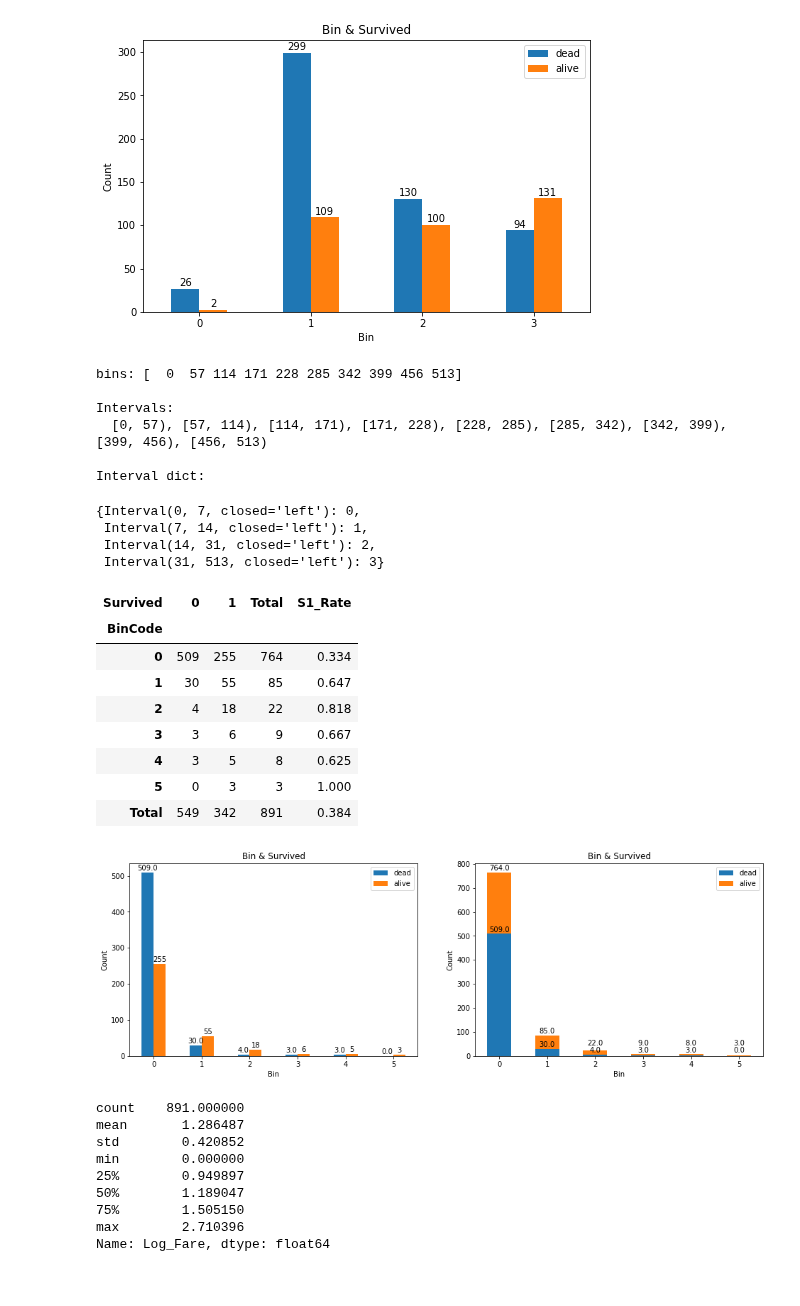
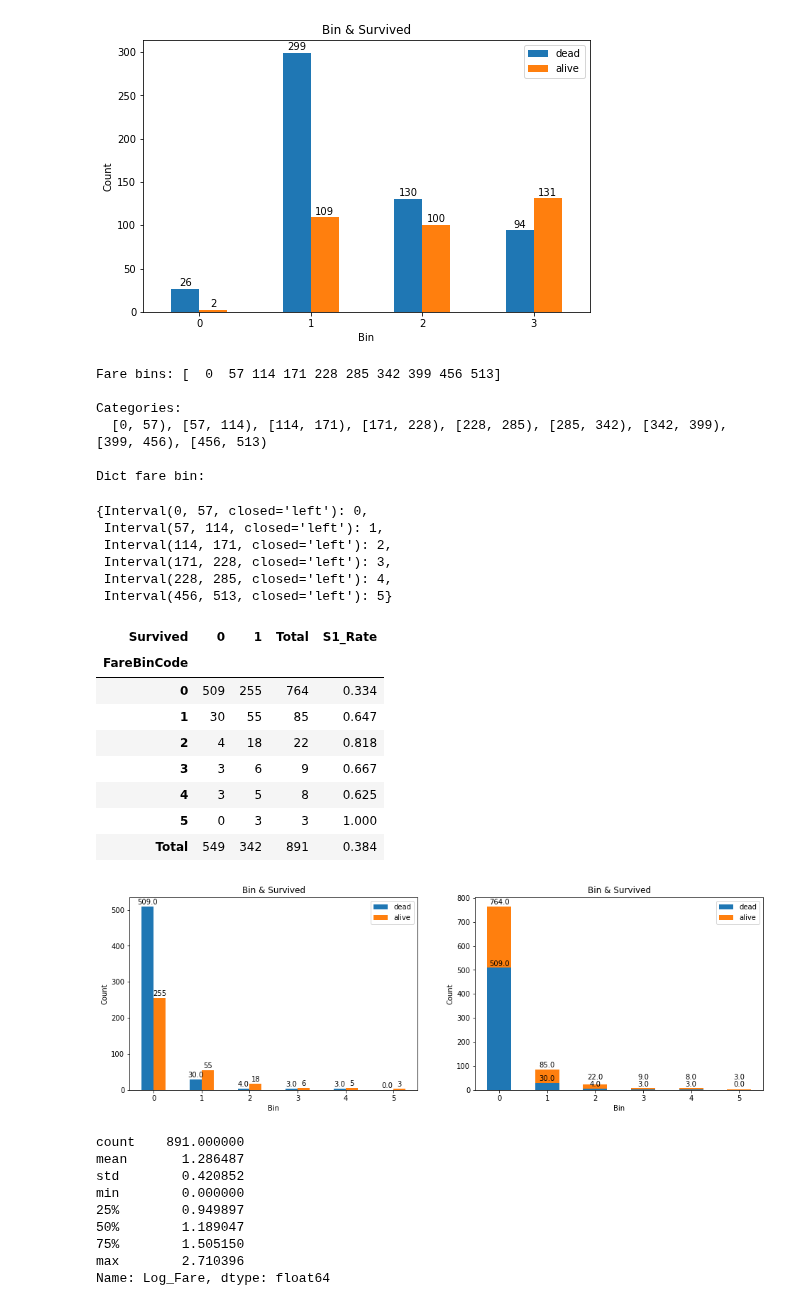
Before and after one commit to morpheus9631/titanic, a Jupyter notebook: ipynb/train_v2.ipynb, the cells around one changed output. Cells and saved outputs as stored; diff of their text form; code cells hidden in the pictures.

```diff
--- a/ipynb/train_v2.ipynb
+++ b/ipynb/train_v2.ipynb
@@ -281,55 +282,57 @@ df_tmp = df_train[features]
 
 steps = 10
 start = math.floor(df_tmp.Fare.min())
 stop  = math.ceil(df_tmp.Fare.max())
 bins  = np.linspace(start, stop, steps, dtype=int)
-print('bins:', bins)
+print('Fare bins:', bins)
 
 cuts = pd.cut(df_tmp.Fare, bins, right=False)
-df_tmp['Bin'] = cuts.values
+df_tmp['FareBin'] = cuts.values
 # display(df_tmp)
-
-# len_cuts = len(cuts.values)
-# print(len_cuts)
+# print('\nCuts len:', len(cuts.values))
 
 cats = cuts.cat.categories
-printCats(cats, '\nIntervals:')
+printCats(cats, '\nCategories:')
+
+# transform labels
+le_fb = LabelEncoder()
+df_tmp['FareBinCode'] = le_fb.fit_transform(df_tmp.FareBin)
 
 # Fare dict
-dict_fare = cats2dict(le)
-print('\nInterval dict:')
+dict_fare = cats2dict(le_fb)
+print('\nDict fare bin:')
 display(dict_fare)
 
-le = LabelEncoder()
-df_tmp['BinCode'] = le.fit_transform(df_tmp.Bin)
-
 # Cross table
-ct = pd.crosstab(df_tmp.BinCode, df_tmp.Survived, margins=True, margins_name='Total')
+kwargs = { 'margins': True, 'margins_name': 'Total' }
+ct = pd.crosstab(df_tmp.FareBinCode, df_tmp.Survived, **kwargs)
 ct['S1_Rate'] = (ct[1] / ct.Total).round(3)
 display(ct)
 
 df_plot = pd.DataFrame({
-    'dead' : df_tmp.BinCode[df_tmp.Survived==0].value_counts(),
-    'alive': df_tmp.BinCode[df_tmp.Survived==1].value_counts()
+    'dead' : df_tmp.FareBinCode[df_tmp.Survived==0].value_counts(),
+    'alive': df_tmp.FareBinCode[df_tmp.Survived==1].value_counts()
 })
 
 fig, axes = plt.subplots(1,2,figsize=(16,5))
 plotBarUnstack(df_plot, axes[0], 'Bin & Survived', 'Bin', 'Count')
 plotBarStacked(df_plot, axes[1], 'Bin & Survived', 'Bin', 'Count')
 plt.show()
 # %% [output]
-bins: [  0  57 114 171 228 285 342 399 456 513]
+Fare bins: [  0  57 114 171 228 285 342 399 456 513]
 
-Intervals:
+Categories:
   [0, 57), [57, 114), [114, 171), [171, 228), [228, 285), [285, 342), [342, 399), [399, 456), [456, 513)
 
-Interval dict:
+Dict fare bin:
-{Interval(0, 7, closed='left'): 0,
- Interval(7, 14, closed='left'): 1,
- Interval(14, 31, closed='left'): 2,
- Interval(31, 513, closed='left'): 3}
+{Interval(0, 57, closed='left'): 0,
+ Interval(57, 114, closed='left'): 1,
+ Interval(114, 171, closed='left'): 2,
+ Interval(171, 228, closed='left'): 3,
+ Interval(228, 285, closed='left'): 4,
+ Interval(456, 513, closed='left'): 5}
 | Survived | 0 | 1 | Total | S1_Rate |
-| BinCode |  |  |  |  |
+| FareBinCode |  |  |  |  |
 | 0 | 509 | 255 | 764 | 0.334 |
 | 1 | 30 | 55 | 85 | 0.647 |
 | 2 | 4 | 18 | 22 | 0.818 |
```
Also changed, not shown: parts of 9 cells of this notebook, 5 other files.
